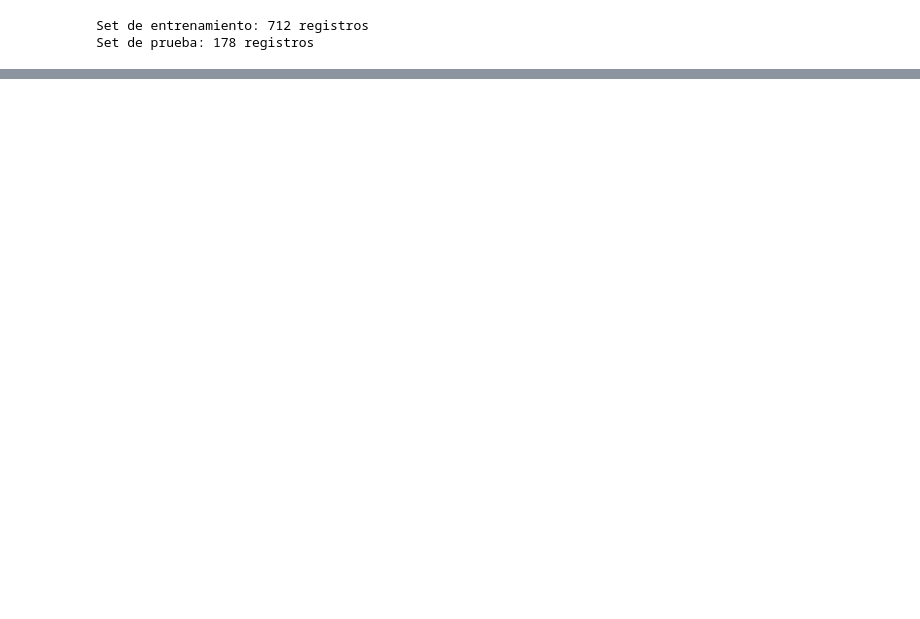
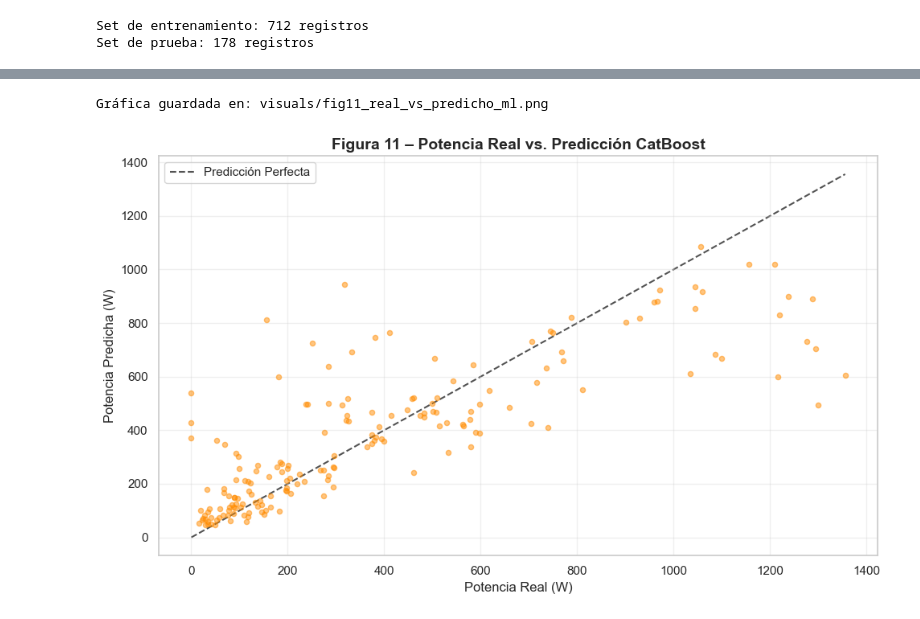
Before and after one commit to MaleBrochero/Bengali, a Jupyter notebook: Jupyter/Caso_Estudio_Solar_Malambo.ipynb, the cells around one changed output, grey strips where cells are left out. Cells and saved outputs as stored; diff of their text form; code cells hidden in the pictures; blank space fills up the shorter version.

```diff
--- a/Jupyter/Caso_Estudio_Solar_Malambo.ipynb
+++ b/Jupyter/Caso_Estudio_Solar_Malambo.ipynb
@@ -1032,0 +959,17 @@ Grafica guardada en: visuals/fig13_serie_temporal_zoom.png
+# %%
+# ‖‖ Visualización 11: Real vs Predicho (CatBoost) ‖‖‖‖‖‖‖‖‖‖‖‖‖‖‖‖‖‖‖‖‖‖‖‖‖‖‖‖‖‖‖‖‖‖‖‖‖‖‖‖‖‖‖‖‖‖‖‖‖‖‖‖‖‖‖‖‖‖‖‖‖‖‖‖‖‖‖‖‖‖‖‖‖‖‖‖‖‖‖‖‖‖‖‖‖
+plt.figure(figsize=(10, 6))
+plt.scatter(y_test, y_pred_cat, alpha=0.5, color='darkorange', s=20)
+lims = [0, max(y_test.max(), y_pred_cat.max())]
+plt.plot(lims, lims, 'k--', alpha=0.75, zorder=0, label='Predicción Perfecta')
+plt.title('Figura 11 – Potencia Real vs. Predicción CatBoost', fontsize=14, fontweight='bold')
+plt.xlabel('Potencia Real (W)')
+plt.ylabel('Potencia Predicha (W)')
+plt.legend()
+plt.grid(True, alpha=0.3)
+plt.tight_layout()
+save_vis('fig11_real_vs_predicho_ml.png')
+plt.show()
+# %% [output]
+Gráfica guardada en: visuals/fig11_real_vs_predicho_ml.png
+[figure, added]
```
Also changed, not shown: parts of 48 cells of this notebook, 12 other files.
